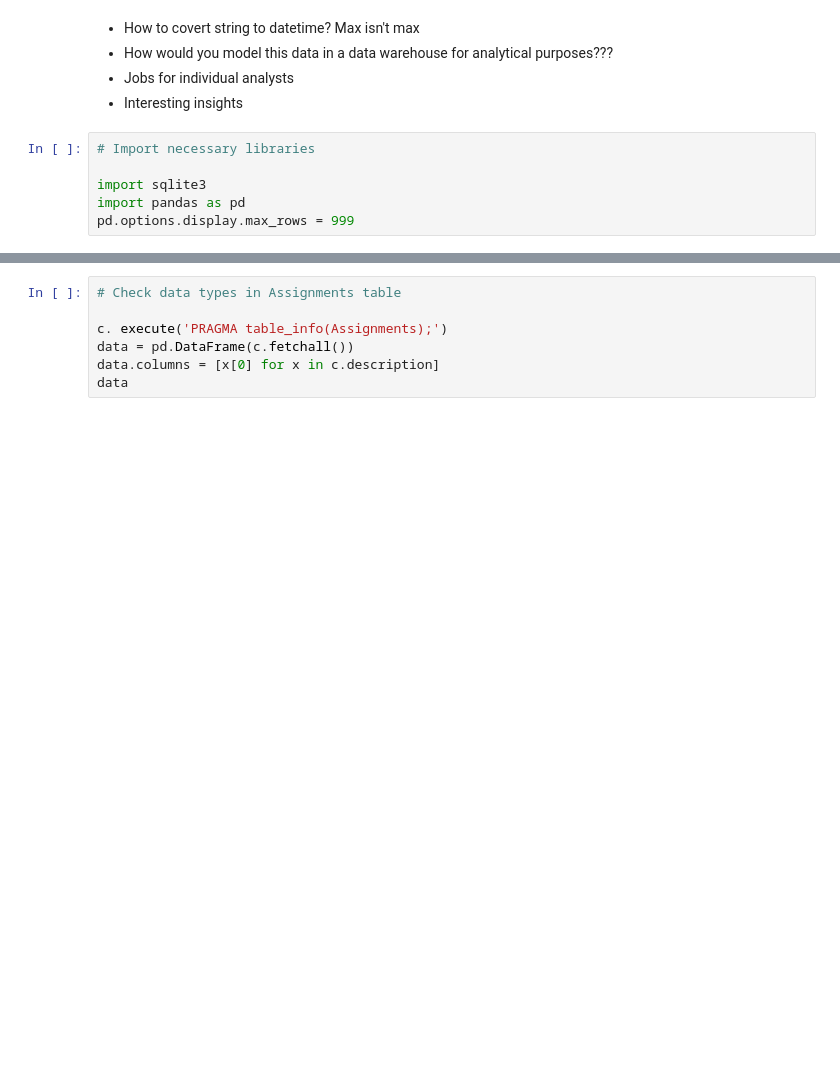
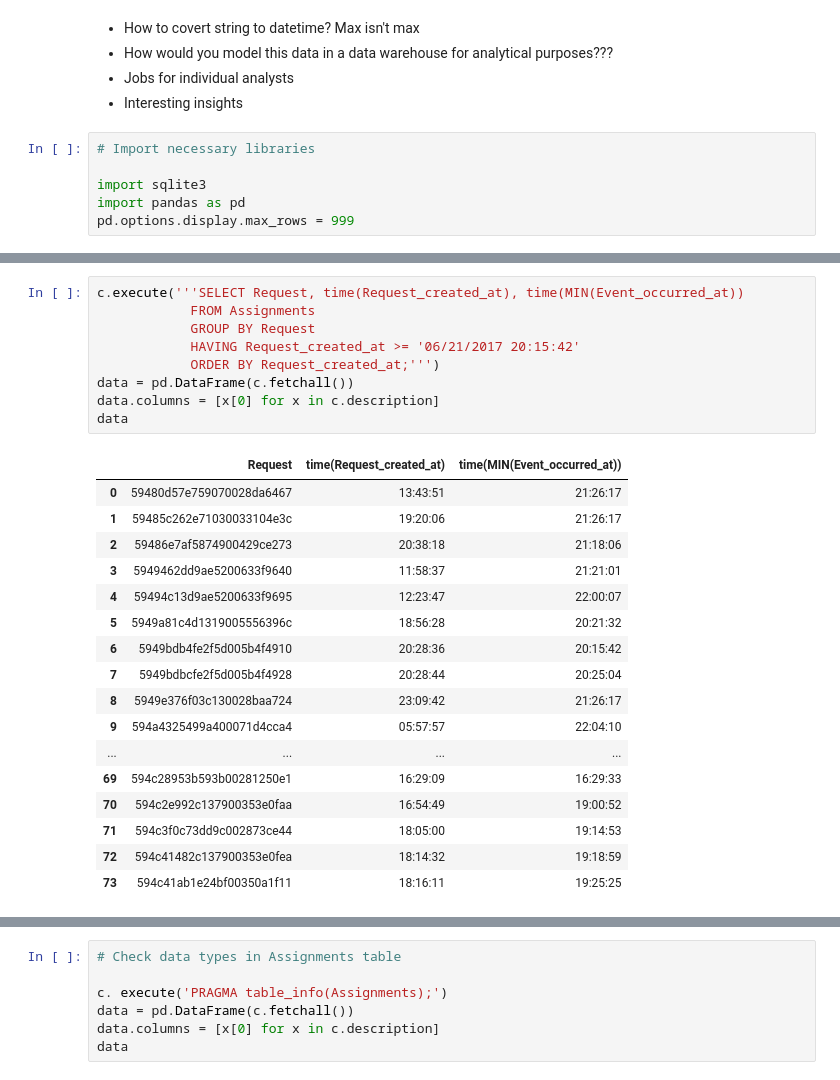
Before and after one commit to erikajane/Wonder_SQL_Task, a Jupyter notebook: Data.ipynb, the cells around one changed output, grey strips where cells are left out. Saved outputs shown, nothing was run; the diff lists cells and outputs as text; blank space fills up the shorter version.

Commit message:
fixing time

```diff
--- a/Data.ipynb
+++ b/Data.ipynb
@@ -66,0 +142,27 @@ data
+# %%
+c.execute('''SELECT Request, time(Request_created_at), time(MIN(Event_occurred_at))
+            FROM Assignments
+            GROUP BY Request
+            HAVING Request_created_at >= '06/21/2017 20:15:42'
+            ORDER BY Request_created_at;''')
+data = pd.DataFrame(c.fetchall())
+data.columns = [x[0] for x in c.description]
+data
+# %% [output]
+|  | Request | time(Request_created_at) | time(MIN(Event_occurred_at)) |
+| 0 | 59480d57e759070028da6467 | 13:43:51 | 21:26:17 |
+| 1 | 59485c262e71030033104e3c | 19:20:06 | 21:26:17 |
+| 2 | 59486e7af5874900429ce273 | 20:38:18 | 21:18:06 |
+| 3 | 5949462dd9ae5200633f9640 | 11:58:37 | 21:21:01 |
+| 4 | 59494c13d9ae5200633f9695 | 12:23:47 | 22:00:07 |
+| 5 | 5949a81c4d1319005556396c | 18:56:28 | 20:21:32 |
+| 6 | 5949bdb4fe2f5d005b4f4910 | 20:28:36 | 20:15:42 |
+| 7 | 5949bdbcfe2f5d005b4f4928 | 20:28:44 | 20:25:04 |
+| 8 | 5949e376f03c130028baa724 | 23:09:42 | 21:26:17 |
+| 9 | 594a4325499a400071d4cca4 | 05:57:57 | 22:04:10 |
+| ... | ... | ... | ... |
+| 69 | 594c28953b593b00281250e1 | 16:29:09 | 16:29:33 |
+| 70 | 594c2e992c137900353e0faa | 16:54:49 | 19:00:52 |
+| 71 | 594c3f0c73dd9c002873ce44 | 18:05:00 | 19:14:53 |
+| 72 | 594c41482c137900353e0fea | 18:14:32 | 19:18:59 |
+| 73 | 594c41ab1e24bf00350a1f11 | 18:16:11 | 19:25:25 |
```
Also changed, not shown: parts of 16 cells of this notebook, 2 other files.
